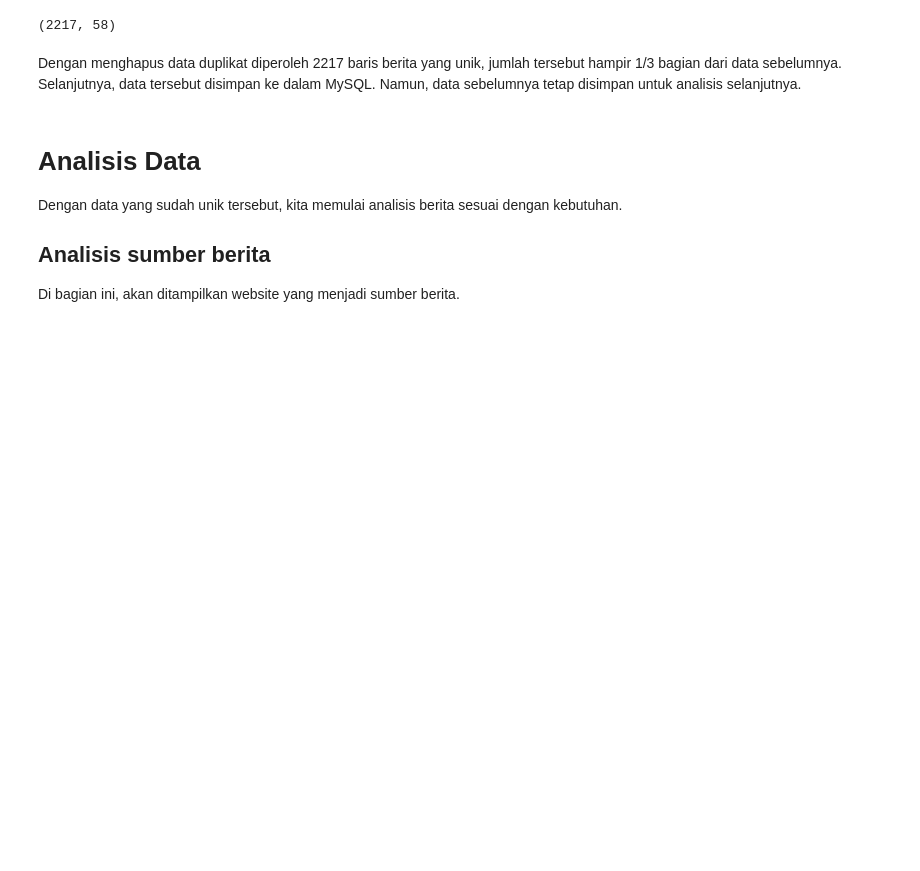
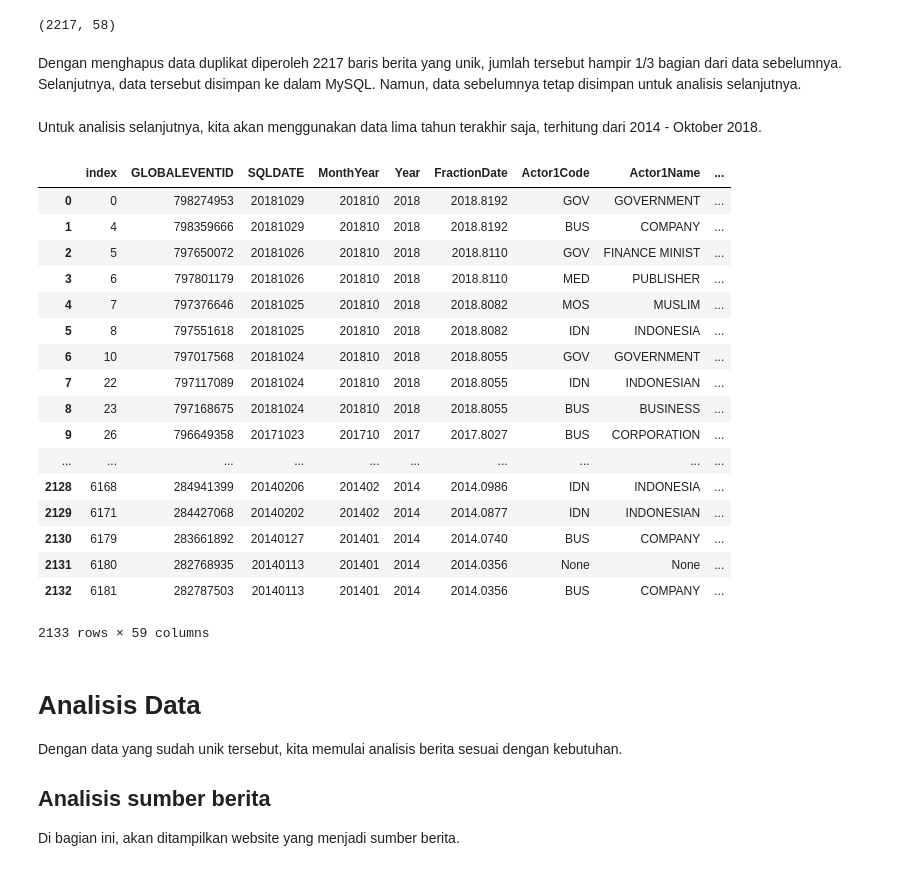
Before and after one commit to lzharif/digital-talent, a Jupyter notebook: Project/Eksplorasi Dinamisme Startup di Indonesia Menggunakan Big Data.ipynb, the cells around one changed output. Drawn from its saved outputs; the diff is of its cells as text; code cells hidden in the pictures; blank space fills up the shorter version.

```diff
--- a/Project/Eksplorasi Dinamisme Startup di Indonesia Menggunakan Big Data.ipynb
+++ b/Project/Eksplorasi Dinamisme Startup di Indonesia Menggunakan Big Data.ipynb
@@ -283,6 +283,29 @@ data_startup.to_sql(database_name, engine_s)
 database = 'gdelt_content_id'
 database_name_dup = 'startup_indonesia_dup'
 data_startup_dup.to_sql(database_name_dup, engine_s)
+# %% [markdown]
+Untuk analisis selanjutnya, kita akan menggunakan data lima tahun terakhir saja, terhitung dari 2014 - Oktober 2018.
+# %%
+data_5years = run("SELECT * FROM startup_indonesia WHERE Year BETWEEN 2014 AND 2018")
+# %% [output]
+|  | index | GLOBALEVENTID | SQLDATE | MonthYear | Year | FractionDate | Actor1Code | Actor1Name | ... |
+| 0 | 0 | 798274953 | 20181029 | 201810 | 2018 | 2018.8192 | GOV | GOVERNMENT | ... |
+| 1 | 4 | 798359666 | 20181029 | 201810 | 2018 | 2018.8192 | BUS | COMPANY | ... |
+| 2 | 5 | 797650072 | 20181026 | 201810 | 2018 | 2018.8110 | GOV | FINANCE MINIST | ... |
+| 3 | 6 | 797801179 | 20181026 | 201810 | 2018 | 2018.8110 | MED | PUBLISHER | ... |
+| 4 | 7 | 797376646 | 20181025 | 201810 | 2018 | 2018.8082 | MOS | MUSLIM | ... |
+| 5 | 8 | 797551618 | 20181025 | 201810 | 2018 | 2018.8082 | IDN | INDONESIA | ... |
+| 6 | 10 | 797017568 | 20181024 | 201810 | 2018 | 2018.8055 | GOV | GOVERNMENT | ... |
+| 7 | 22 | 797117089 | 20181024 | 201810 | 2018 | 2018.8055 | IDN | INDONESIAN | ... |
+| 8 | 23 | 797168675 | 20181024 | 201810 | 2018 | 2018.8055 | BUS | BUSINESS | ... |
+| 9 | 26 | 796649358 | 20171023 | 201710 | 2017 | 2017.8027 | BUS | CORPORATION | ... |
+| ... | ... | ... | ... | ... | ... | ... | ... | ... | ... |
+| 2128 | 6168 | 284941399 | 20140206 | 201402 | 2014 | 2014.0986 | IDN | INDONESIA | ... |
+| 2129 | 6171 | 284427068 | 20140202 | 201402 | 2014 | 2014.0877 | IDN | INDONESIAN | ... |
+| 2130 | 6179 | 283661892 | 20140127 | 201401 | 2014 | 2014.0740 | BUS | COMPANY | ... |
+| 2131 | 6180 | 282768935 | 20140113 | 201401 | 2014 | 2014.0356 | None | None | ... |
+| 2132 | 6181 | 282787503 | 20140113 | 201401 | 2014 | 2014.0356 | BUS | COMPANY | ... |
+2133 rows × 59 columns
 # %% [markdown]
 # Analisis Data
 Dengan data yang sudah unik tersebut, kita memulai analisis berita sesuai dengan kebutuhan.
```
Also changed, not shown: parts of 6 cells of this notebook, 28 other files.
